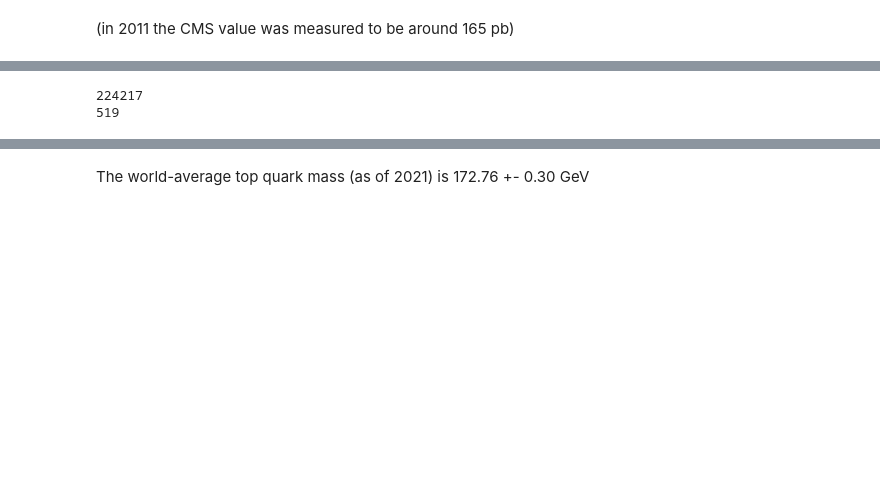
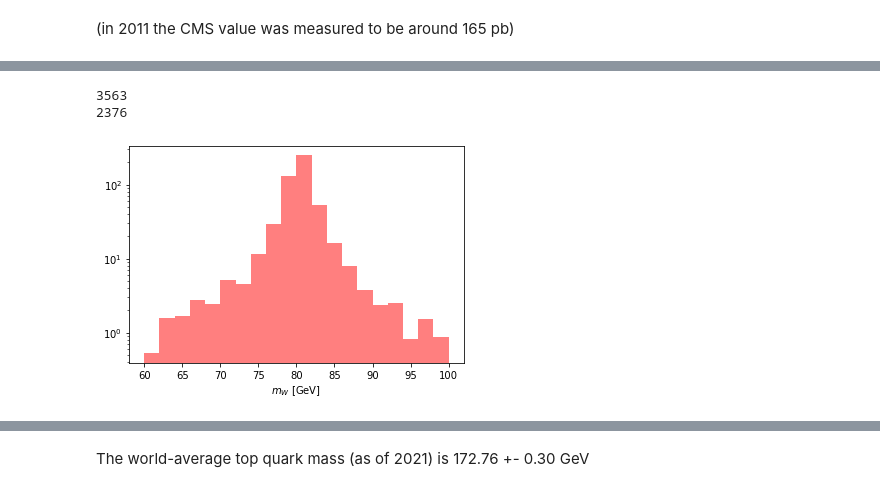
Before and after one commit to QuarkNet-HEP/ttbar-heptutorial, a Jupyter notebook: ttbar-heptutorial.ipynb, the cells around one changed output, grey strips where cells are left out. Cells and saved outputs as stored; diff of their text form; code cells hidden in the pictures; blank space fills up the shorter version.

```diff
--- a/ttbar-heptutorial.ipynb
+++ b/ttbar-heptutorial.ipynb
@@ -1278,12 +1270,63 @@ state. Two of the four jets are b-jets (b-tagged).
-# %%
-# Select events with at least 2 bjets and at least 4 jets and with one isolated muon
-
-events = one_iso_muon[(ak.num(one_iso_muon.Jet.btag > 1.74, axis=1) >= 2)]
-events = events[(events.NJet >= 4)]
-events = events[(events.NMuon == 1)]
-
-print(len(one_iso_muon))
-print(len(events))
-# %% [output]
-224217
-519
+# %%
+truth = tt_mc_triggered.copy()
+print(len(truth))
+truth = truth[np.abs(truth.MCleptonPDGid) == 13]
+print(len(truth))
+
+truth['MChadronicBottom_E'] = np.sqrt(
+    truth.MChadronicBottom_px**2 +
+    truth.MChadronicBottom_py**2 +
+    truth.MChadronicBottom_pz**2 + 4.8*4.8
+)
+
+truth['MChadronicWDecayQuark_E'] = np.sqrt(
+    truth.MChadronicWDecayQuark_px**2 +
+    truth.MChadronicWDecayQuark_py**2 +
+    truth.MChadronicWDecayQuark_pz**2
+)
+
+
+truth['MChadronicWDecayQuarkBar_E'] = np.sqrt(
+    truth.MChadronicWDecayQuarkBar_px**2 +
+    truth.MChadronicWDecayQuarkBar_py**2 +
+    truth.MChadronicWDecayQuarkBar_pz**2
+)
+
+m_W = np.sqrt(
+    (truth.MChadronicWDecayQuark_E  + truth.MChadronicWDecayQuarkBar_E)**2 -
+    (truth.MChadronicWDecayQuark_px + truth.MChadronicWDecayQuarkBar_px)**2 -
+    (truth.MChadronicWDecayQuark_py + truth.MChadronicWDecayQuarkBar_py)**2 -
+    (truth.MChadronicWDecayQuark_pz + truth.MChadronicWDecayQuarkBar_pz)**2
+)
+
+m_hadronic = np.sqrt(
+    (truth.MChadronicBottom_E  + truth.MChadronicWDecayQuark_E  + truth.MChadronicWDecayQuarkBar_E)**2 -
+    (truth.MChadronicBottom_px + truth.MChadronicWDecayQuark_px + truth.MChadronicWDecayQuarkBar_px)**2 -
+    (truth.MChadronicBottom_py + truth.MChadronicWDecayQuark_py + truth.MChadronicWDecayQuarkBar_py)**2 -
+    (truth.MChadronicBottom_pz + truth.MChadronicWDecayQuark_pz + truth.MChadronicWDecayQuarkBar_pz)**2
+)
+# %% [output]
+3563
+2376
+# %%
+nbins = 20
+xmin = 60
+xmax = 100
+
+plt.hist(
+    ak.to_numpy(m_W),
+    bins=nbins,
+    range=(xmin,xmax),
+    histtype='stepfilled',
+    color='red',
+    alpha=0.5,
+    weights=ak.to_numpy(truth.EventWeight),
+    stacked=True,
+)
+
+plt.xlabel('$m_{W}$ [GeV]')
+plt.yscale('log')
+
+plt.show()
+# %% [output]
+[figure, added]
```
Also changed, not shown: parts of 24 cells of this notebook.
